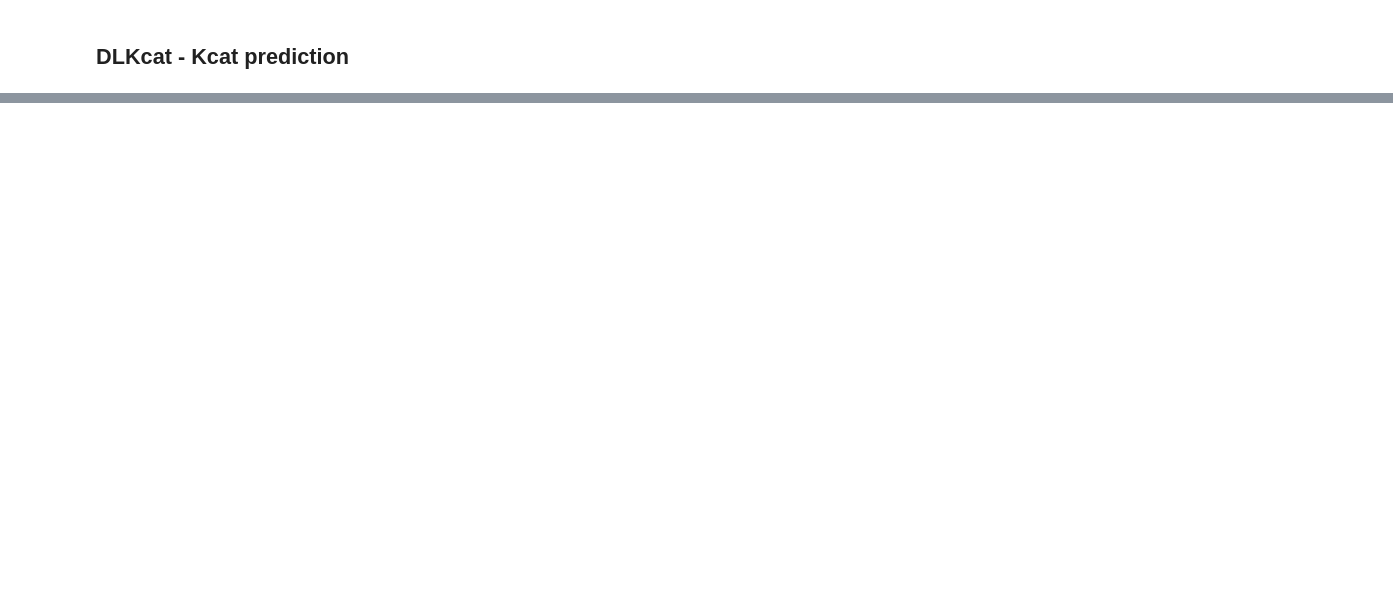
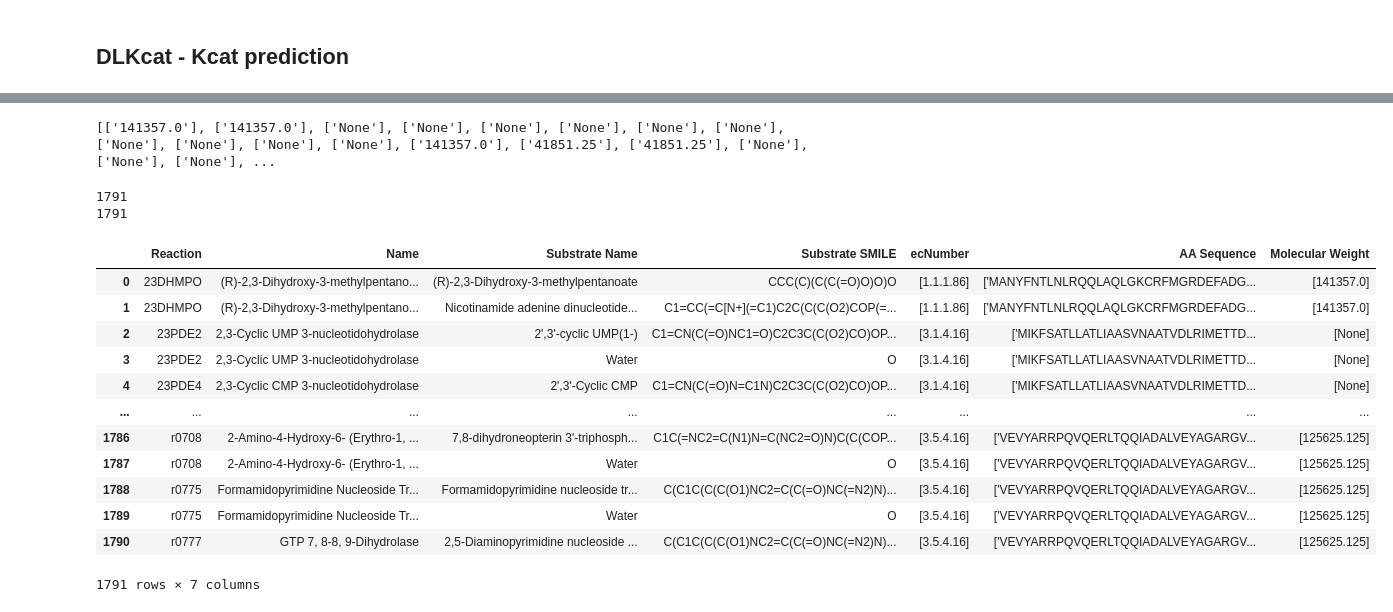
Before and after one commit to areias03/tmCOM, a Jupyter notebook: notebooks/broken_models_ec.ipynb, the cells around one changed output, grey strips where cells are left out. Drawn from its saved outputs; the diff is of its cells as text; code cells hidden in the pictures; blank space fills up the shorter version.

```diff
--- a/notebooks/broken_models_ec.ipynb
+++ b/notebooks/broken_models_ec.ipynb
@@ -373,7 +360,7 @@ r.proteins
 kcat_ls = []
 ec_ls = ec_nona['ecNumber'].values.tolist()
 
-for ec in ec_ls:
+for ec in tqdm(ec_ls):
     ec = ec.split(',')
     sub_kcat_ls = []
     #print(ec)
@@ -388,7 +375,7 @@ for ec in ec_ls:
         ec_n = ec_n.strip("'")
         ec_n = ec_n.strip(',')
         ec_n = ec_n.strip(' ')
-        print(ec_n)
+        #print(ec_n)
         if "-" in ec_n:
             pass
         else:
@@ -428,7 +397,7 @@ kcat_ls = []
 ec_ls = ec_nona['ecNumber'].values.tolist()
 
 
-for ec in ec_ls:
+for ec in tqdm(ec_ls):
     ec = ec.split(',')
     sub_kcat_ls = []
     #print(ec)
@@ -441,7 +410,7 @@ for ec in ec_ls:
         ec_n = ec_n.strip(' ')
         ec_n = ec_n.strip('[')
         ec_n = ec_n.strip("'")
-        print(ec_n)
+        #print(ec_n)
         if "-" in ec_n:
             pass
         else:
@@ -667,2 +678,5 @@ C1=CN(C(=O)N=C1N)C2C3C(C(O2)CO)OP(=O)(O3)[O-]
 # %% [markdown]
 ## DLKcat - Kcat prediction
+# %%
+dk_prep = ec_nona.drop(columns=['ModelSEED_id','MetaNetX','KEGG_id','KEGG_id2','BIGG_id','Avg Kcat (by ec)','Avg Kcat (by ec and species)'])
+dk_prep
@@ -668,0 +734,56 @@ C1=CN(C(=O)N=C1N)C2C3C(C(O2)CO)OP(=O)(O3)[O-]
+# %%
+mw_l = dk_prep['Molecular Weight'].values.tolist()
+mw_nl = []
+
+for mw in mw_l:
+    mw = str(mw)
+    mw = mw.split(',')
+    mi = []
+    #print(mw)
+    for subw in mw:
+        subw = str(subw)
+        subw = subw.strip("[[")
+        subw = subw.strip(" ")
+        subw = subw.strip("'")
+        subw = subw.strip("[")
+        subw = subw.strip("[")
+        subw = subw.strip("'")
+        subw = subw.strip("'")
+        subw = subw.strip("]")
+        subw = subw.strip("]]")
+        subw = subw.strip("'")
+        #print(subw)
+        if subw not in mi:
+            if subw == 'None' and len(mi) > 0:
+                pass
+            else:
+                mi.append(subw)
+    mw_nl.append(mi)
+
+print(mw_nl)
+# %% [output]
+[['141357.0'], ['141357.0'], ['None'], ['None'], ['None'], ['None'], ['None'], ['None'], ['None'], ['None'], ['None'], ['None'], ['141357.0'], ['41851.25'], ['41851.25'], ['None'], ['None'], ['None'], ...
+# %%
+print(len(ec_nl))
+print(len(mw_nl))
+# %% [output]
+1791
+1791
+# %%
+dk_prep['ecNumber'] = ec_nl
+dk_prep['Molecular Weight'] = mw_nl
+dk_prep
+# %% [output]
+|  | Reaction | Name | Substrate Name | Substrate SMILE | ecNumber | AA Sequence | Molecular Weight |
+| 0 | 23DHMPO | (R)-2,3-Dihydroxy-3-methylpentano... | (R)-2,3-Dihydroxy-3-methylpentanoate | CCC(C)(C(C(=O)O)O)O | [1.1.1.86] | ['MANYFNTLNLRQQLAQLGKCRFMGRDEFADG... | [141357.0] |
+| 1 | 23DHMPO | (R)-2,3-Dihydroxy-3-methylpentano... | Nicotinamide adenine dinucleotide... | C1=CC(=C[N+](=C1)C2C(C(C(O2)COP(=... | [1.1.1.86] | ['MANYFNTLNLRQQLAQLGKCRFMGRDEFADG... | [141357.0] |
+| 2 | 23PDE2 | 2,3-Cyclic UMP 3-nucleotidohydrolase | 2',3'-cyclic UMP(1-) | C1=CN(C(=O)NC1=O)C2C3C(C(O2)CO)OP... | [3.1.4.16] | ['MIKFSATLLATLIAASVNAATVDLRIMETTD... | [None] |
+| 3 | 23PDE2 | 2,3-Cyclic UMP 3-nucleotidohydrolase | Water | O | [3.1.4.16] | ['MIKFSATLLATLIAASVNAATVDLRIMETTD... | [None] |
+| 4 | 23PDE4 | 2,3-Cyclic CMP 3-nucleotidohydrolase | 2',3'-Cyclic CMP | C1=CN(C(=O)N=C1N)C2C3C(C(O2)CO)OP... | [3.1.4.16] | ['MIKFSATLLATLIAASVNAATVDLRIMETTD... | [None] |
+| ... | ... | ... | ... | ... | ... | ... | ... |
+| 1786 | r0708 | 2-Amino-4-Hydroxy-6- (Erythro-1, ... | 7,8-dihydroneopterin 3'-triphosph... | C1C(=NC2=C(N1)N=C(NC2=O)N)C(C(COP... | [3.5.4.16] | ['VEVYARRPQVQERLTQQIADALVEYAGARGV... | [125625.125] |
+| 1787 | r0708 | 2-Amino-4-Hydroxy-6- (Erythro-1, ... | Water | O | [3.5.4.16] | ['VEVYARRPQVQERLTQQIADALVEYAGARGV... | [125625.125] |
+| 1788 | r0775 | Formamidopyrimidine Nucleoside Tr... | Formamidopyrimidine nucleoside tr... | C(C1C(C(C(O1)NC2=C(C(=O)NC(=N2)N)... | [3.5.4.16] | ['VEVYARRPQVQERLTQQIADALVEYAGARGV... | [125625.125] |
+| 1789 | r0775 | Formamidopyrimidine Nucleoside Tr... | Water | O | [3.5.4.16] | ['VEVYARRPQVQERLTQQIADALVEYAGARGV... | [125625.125] |
+| 1790 | r0777 | GTP 7, 8-8, 9-Dihydrolase | 2,5-Diaminopyrimidine nucleoside ... | C(C1C(C(C(O1)NC2=C(C(=O)NC(=N2)N)... | [3.5.4.16] | ['VEVYARRPQVQERLTQQIADALVEYAGARGV... | [125625.125] |
+1791 rows × 7 columns
```
Also changed, not shown: parts of 44 cells of this notebook, 29 other files.
